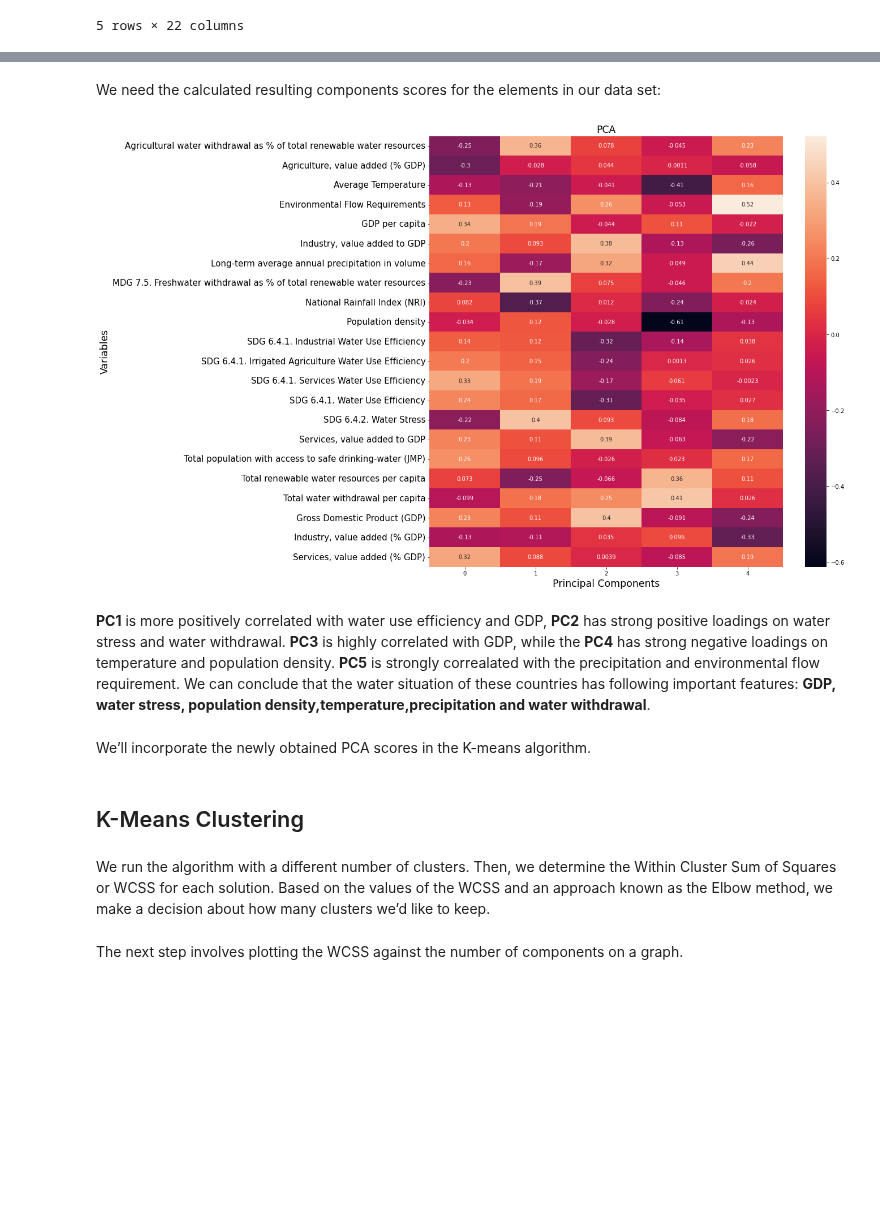
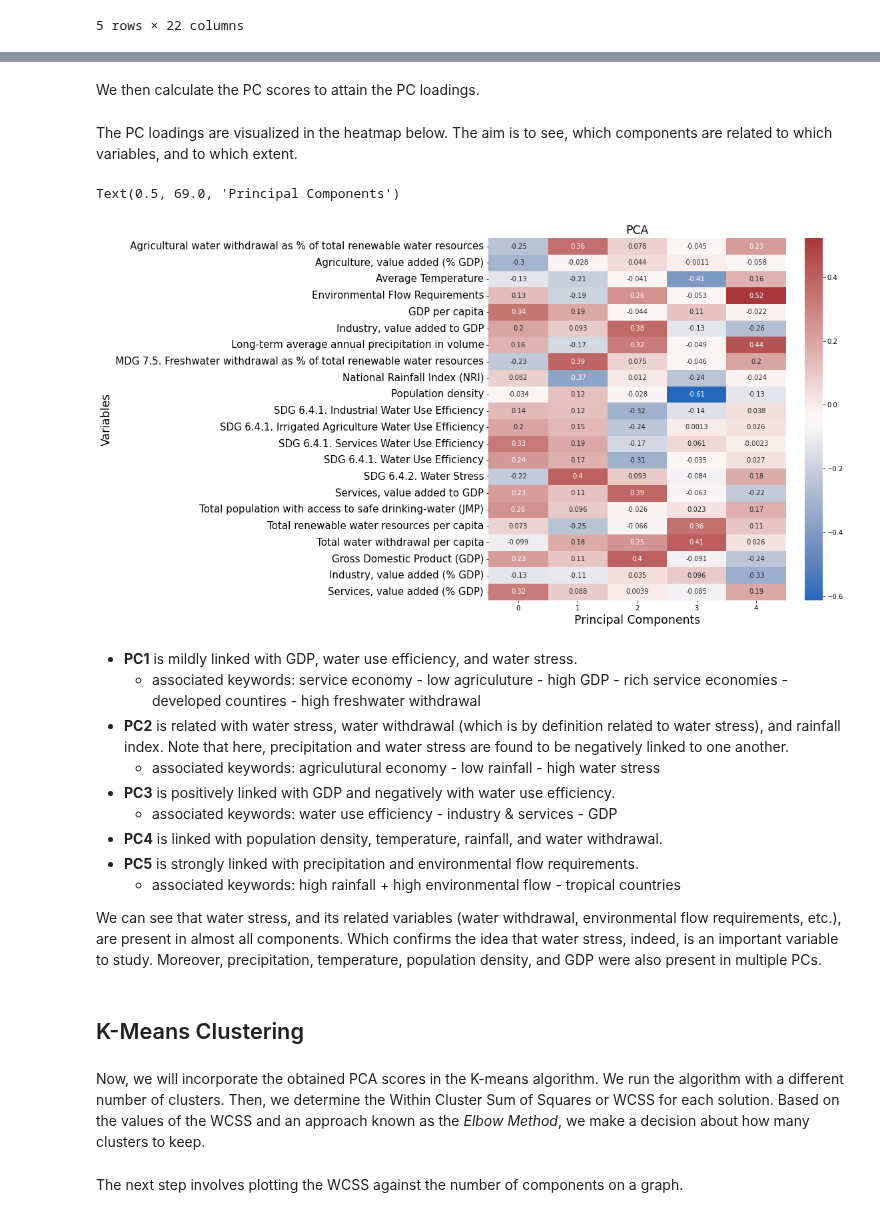
Before and after one commit to karlpolak/MDA-project, a Jupyter notebook: 3 Cluster analysis.ipynb, the cells around one changed output, grey strips where cells are left out. Cells and saved outputs as stored; diff of their text form; code cells hidden in the pictures; blank space fills up the shorter version.

Commit message:
clustering finalized

```diff
--- a/3 Cluster analysis.ipynb
+++ b/3 Cluster analysis.ipynb
@@ -78,29 +67,41 @@ PCA(n_components=5)
-# %% [markdown]
-We need the calculated resulting components scores for the elements in our data set:
+# %% [markdown]
+We then calculate the PC scores to attain the PC loadings.
 # %%
 pca.transform(df_std)
 scores_pca=pca.transform(df_std)
+# %% [markdown]
+The PC loadings are visualized in the heatmap below. The aim is to see, which components are related to which variables, and to which extent.
 # %%
 pcaloadings=pd.DataFrame(pca.components_)
 pcaloadings.columns=df_pca.columns
 pcaloadings=pcaloadings.T
-plt.figure(figsize = (14,14))
-ax = sns.heatmap(pcaloadings, annot=True)
+
+plt.figure(figsize = (10,10))
+ax = sns.heatmap(pcaloadings, annot=True,cmap='vlag')
 ax.yaxis.set_tick_params(labelsize=15)
 plt.title('PCA', fontsize='xx-large')
 plt.ylabel('Variables', fontsize='xx-large')
 plt.xlabel('Principal Components', fontsize='xx-large')
-plt.savefig('PCA.png', dpi=500)
+# plt.savefig('PCA.png', dpi=500)
 # %% [output]
+Text(0.5, 69.0, 'Principal Components')
-[figure, old version]
+[figure, new version]
-# %% [markdown]
-**PC1** is more positively correlated with water use efficiency and GDP, **PC2** has strong positive loadings on water stress and water withdrawal. **PC3** is highly correlated with GDP, while the **PC4** has strong negative loadings on temperature and population density. **PC5** is strongly correalated with the precipitation and environmental flow requirement. We can conclude that the water situation of these countries has following important features: **GDP, water stress, population density,temperature,precipitation and water withdrawal**.
-# %% [markdown]
-We’ll incorporate the newly obtained PCA scores in the K-means algorithm.
+# %% [markdown]
+- **PC1** is mildly linked with GDP, water use efficiency, and water stress.
+  - associated keywords: service economy - low agriculuture - high GDP - rich service economies - developed countires - high freshwater withdrawal
+- **PC2** is related with water stress, water withdrawal (which is by definition related to water stress), and rainfall index. Note that here, precipitation and water stress are found to be negatively linked to one another.
+  - associated keywords: agriculutural economy - low rainfall - high water stress
+- **PC3** is positively linked with GDP and negatively with water use efficiency.
+  - associated keywords: water use efficiency - industry & services - GDP
+- **PC4** is linked with population density, temperature, rainfall, and water withdrawal.
+- **PC5** is strongly linked with precipitation and environmental flow requirements.
+  - associated keywords: high rainfall + high environmental flow - tropical countries
+
+We can see that water stress, and its related variables (water withdrawal, environmental flow requirements, etc.), are present in almost all components. Which confirms the idea that water stress, indeed, is an important variable to study. Moreover, precipitation, temperature, population density, and GDP were also present in multiple PCs.
 # %% [markdown]
 ## K-Means Clustering
 # %% [markdown]
-We run the algorithm with a different number of clusters. Then, we determine the Within Cluster Sum of Squares or WCSS for each solution. Based on the values of the WCSS and an approach known as the Elbow method, we make a decision about how many clusters we’d like to keep.
+Now, we will incorporate the obtained PCA scores in the K-means algorithm. We run the algorithm with a different number of clusters. Then, we determine the Within Cluster Sum of Squares or WCSS for each solution. Based on the values of the WCSS and an approach known as the *Elbow Method*, we make a decision about how many clusters to keep.
 # %%
 # We fit the k means using the transformed data from PCA
 wcss=[]
```
Also changed, not shown: parts of 36 cells of this notebook.
